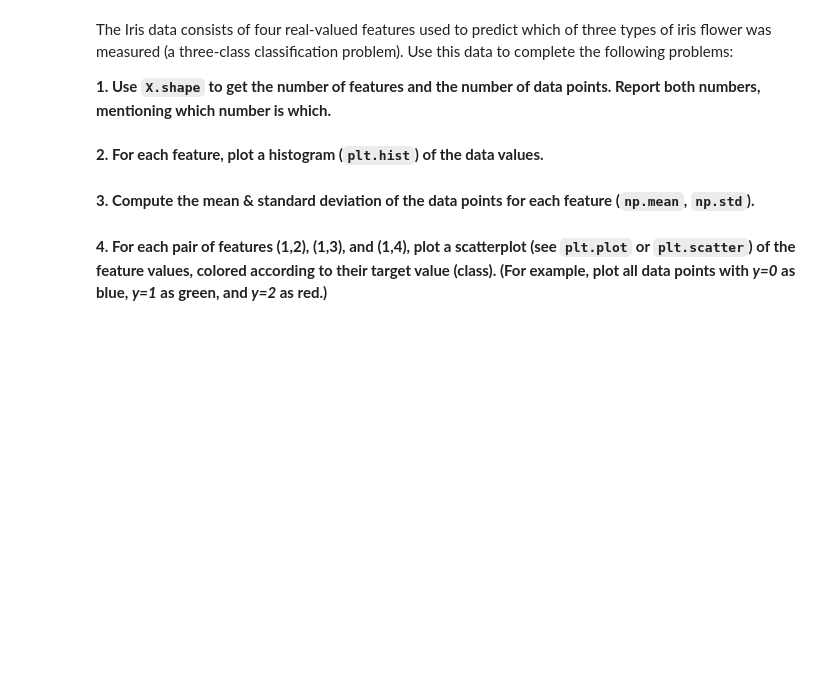
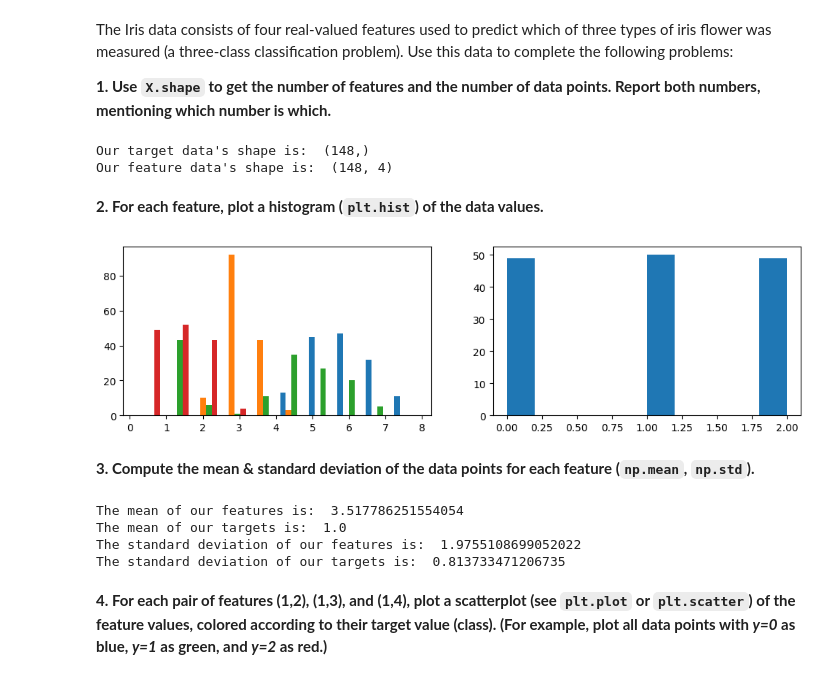
Before and after one commit to CS-490-Machine-Learning/homework-0-python-and-jupyter-baileygallagher, a Jupyter notebook: numpy_matplotlib_tutorial.ipynb, the cells around one changed output. Drawn from its saved outputs; the diff is of its cells as text; code cells hidden in the pictures; blank space fills up the shorter version.

```diff
--- a/numpy_matplotlib_tutorial.ipynb
+++ b/numpy_matplotlib_tutorial.ipynb
@@ -319,5 +319,12 @@ flower was measured (a three-class classification problem). Use this data to com
 **1. Use `X.shape` to get the number of features and the number of data points. Report both numbers, mentioning which number is which.**
 # %%
 # Your code here for getting the size of the data set
+target = Y.shape
+features = X.shape
+print("Our target data's shape is: ", target)
+print("Our feature data's shape is: ", features)
+# %% [output]
+Our target data's shape is:  (148,)
+Our feature data's shape is:  (148, 4)
 # %% [markdown]
 **2. For each feature, plot a histogram (`plt.hist`) of the data values.**
@@ -326,2 +331,10 @@ flower was measured (a three-class classification problem). Use this data to com
+# %%
+# Your code here for histograms of each feature
+plt.rcParams['figure.figsize'] = (12.0, 3.0)
+fig,ax = plt.subplots(1,2)      # make a 1 x 3 grid of plots:
+ax[0].hist( X, bins=10);   # plot y1 in the first subplot
+ax[1].hist( Y, bins=10);
+# %% [output]
+[figure, added]
 # %% [markdown]
 **3. Compute the mean & standard deviation of the data points for each feature (`np.mean`, `np.std`).**
@@ -330,3 +341,18 @@ flower was measured (a three-class classification problem). Use this data to com
+# %%
+# Your code here for mean and standard deviation for each feature
+x_mean = np.mean(X)
+print("The mean of our features is: ",x_mean)
+Y_mean = np.mean(Y)
+print("The mean of our targets is: ",Y_mean)
+x_std = np.std(X)
+print("The standard deviation of our features is: ",x_std)
+y_std = np.std(Y)
+print("The standard deviation of our targets is: ",y_std)
+# %% [output]
+The mean of our features is:  3.517786251554054
+The mean of our targets is:  1.0
+The standard deviation of our features is:  1.9755108699052022
+The standard deviation of our targets is:  0.813733471206735
 # %% [markdown]
 **4. For each pair of features (1,2), (1,3), and (1,4), plot a scatterplot (see `plt.plot`
 or `plt.scatter`) of
```
Also changed, not shown: parts of 4 cells of this notebook, 1 other file.
